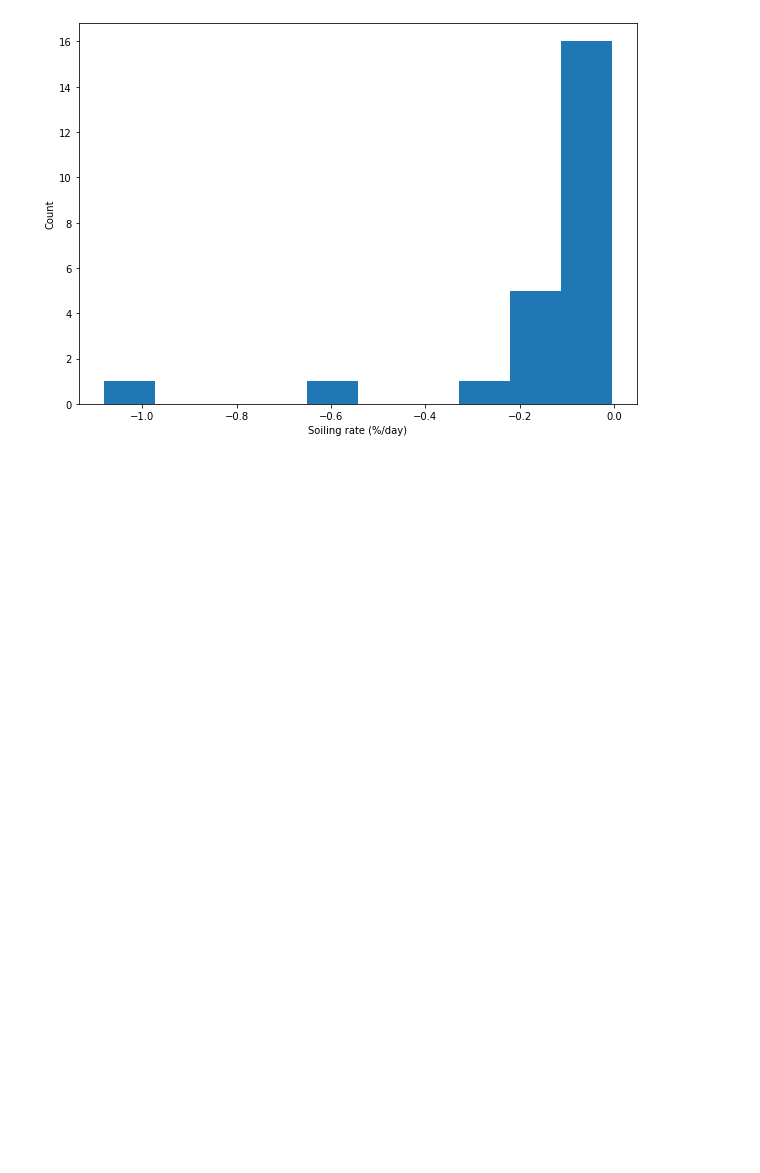
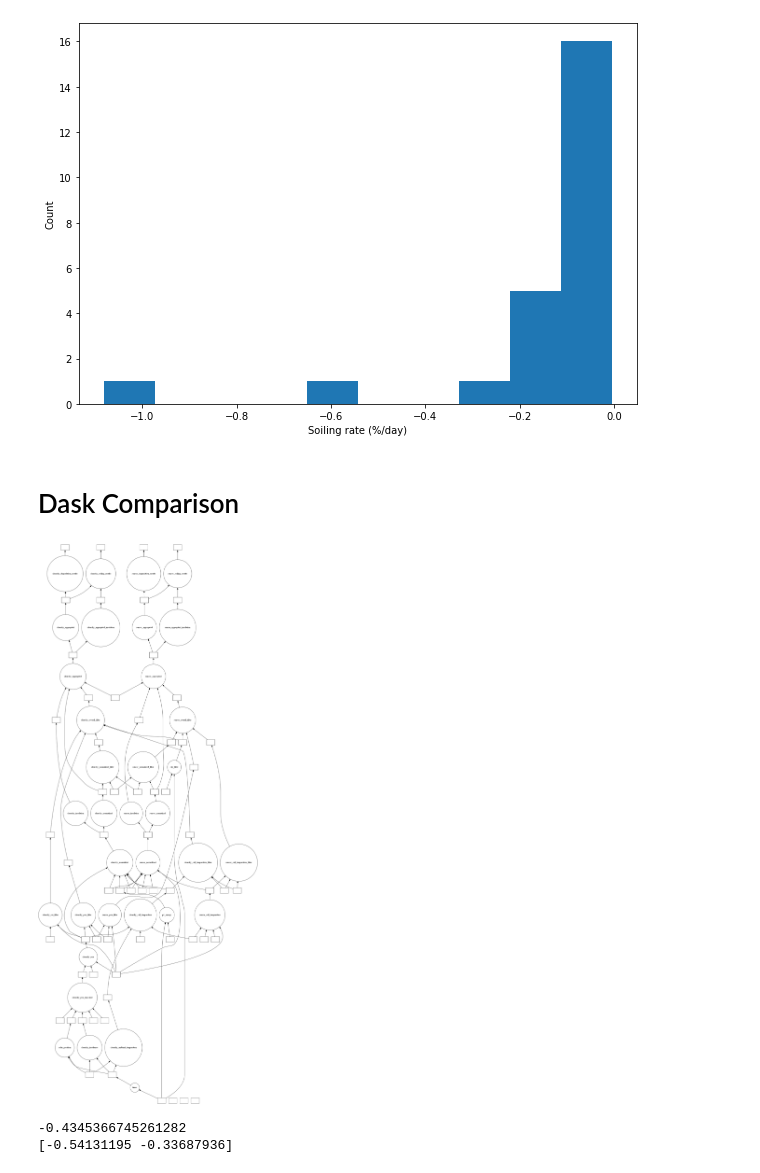
Before and after one commit to NREL/rdtools, a Jupyter notebook: docs/model_plugins_example.ipynb, the cells around one changed output. Saved outputs shown, nothing was run; the diff lists cells and outputs as text; code cells hidden in the pictures; blank space fills up the shorter version.

Commit message:
add to_dask function for playing around in development

```diff
--- a/docs/model_plugins_example.ipynb
+++ b/docs/model_plugins_example.ipynb
@@ -190,3 +189,5 @@ fig = sa.plot_soiling_interval('sensor')
 fig = sa.plot_soiling_rate_histogram('sensor')
 # %% [output]
 [figure]
+# %% [markdown]
+# Dask Comparison
@@ -192,0 +196,22 @@ fig = sa.plot_soiling_rate_histogram('sensor')
+# %%
+# copied from above
+sa = SystemAnalysis(
+    pv=df['power'],
+    poa=df['poa'],
+    ambient_temperature=df['Tamb'],
+    gamma_pdc=meta['tempco'],
+    interpolation_frequency=freq,
+    max_timedelta=pd.to_timedelta('15 minutes'),
+    pvlib_location=loc,
+    windspeed=df['wind'],
+    pv_tilt=meta['tilt'],
+    pv_azimuth=meta['azimuth'],
+    #system_size=meta['pdc'],  # exclude here to match the model_chains branch example
+    temperature_model=meta['temp_model'],
+    albedo=0.25
+)
+# %%
+dsk = sa.to_dask()
+dask.visualize(dsk)
+# %% [output]
+[figure, added]
@@ -192,0 +223,11 @@ fig = sa.plot_soiling_rate_histogram('sensor')
+# %%
+yoy = cull_and_get(dsk, 'sensor_degradation_results')
+print(yoy['p50_rd'])
+print(yoy['rd_confidence_interval'])
+
+# expected values:
+# -0.4345366745261282
+# [-0.54791763 -0.33687936]
+# %% [output]
+-0.4345366745261282
+[-0.54131195 -0.33687936]
```
Also changed, not shown: parts of 4 cells of this notebook, 1 other file.
